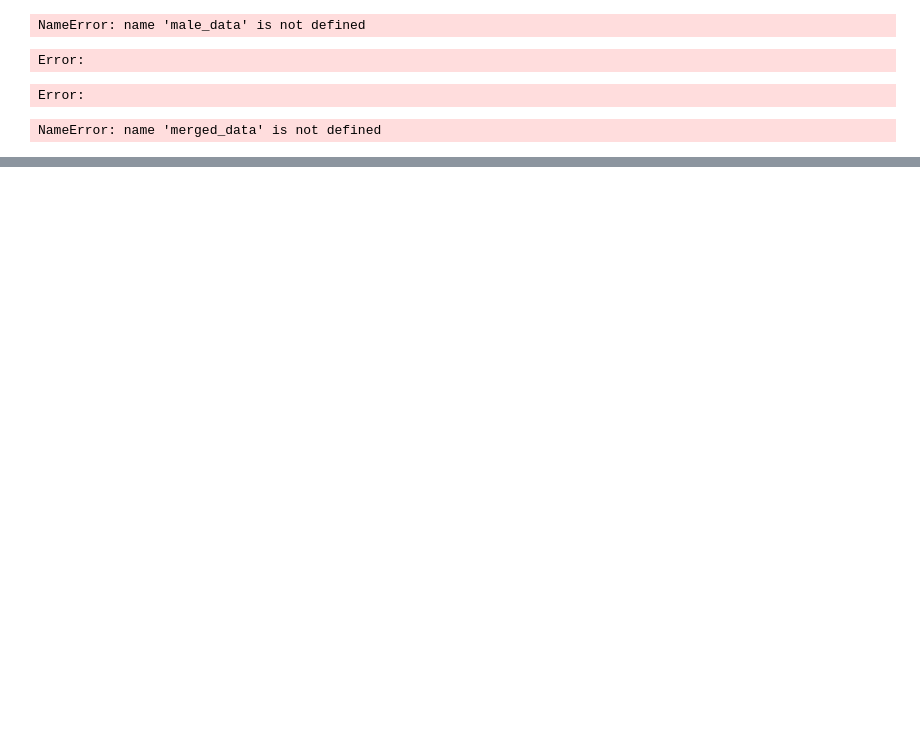
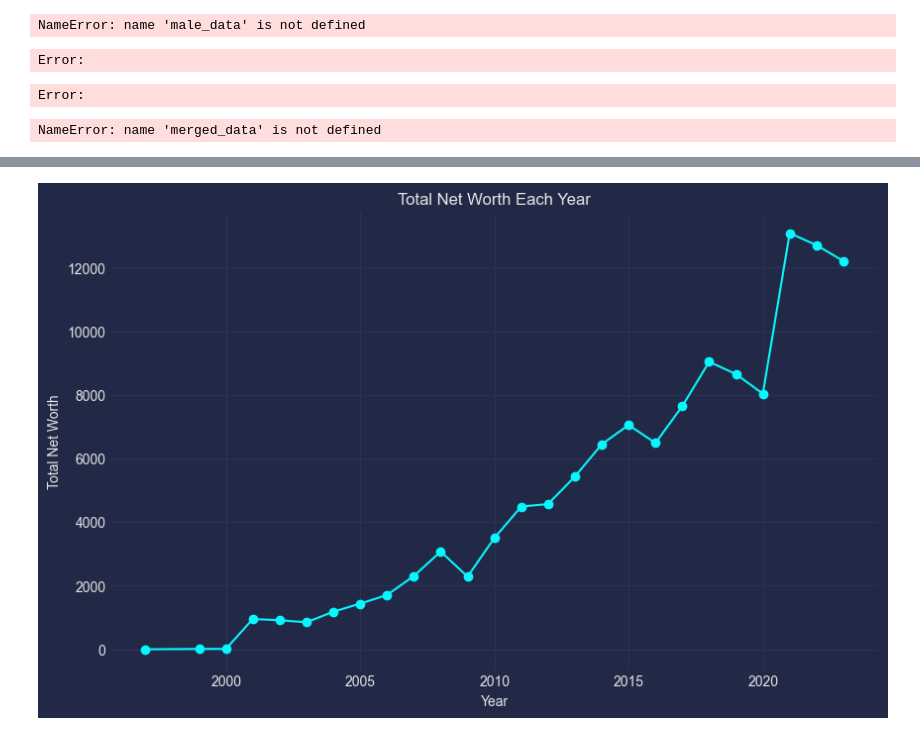
Before and after one commit to hcagatayyilmaz/data-literacy-extreme-wealth-analysis, a Jupyter notebook: data-literacy-project-extreme-wealth-analysis.ipynb, the cells around one changed output, grey strips where cells are left out. Cells and saved outputs as stored; diff of their text form; code cells hidden in the pictures; blank space fills up the shorter version.

```diff
--- a/data-literacy-project-extreme-wealth-analysis.ipynb
+++ b/data-literacy-project-extreme-wealth-analysis.ipynb
@@ -462,0 +585,14 @@ plt.show()
+# %%
+# Calculate the total net worth each year
+total_net_worth = dataset2000_2023.groupby('year')['net_worth'].sum()
+
+# Plot the total net worth
+plt.figure(figsize=(10, 6))
+plt.plot(total_net_worth.index, total_net_worth.values, marker='o')
+plt.title('Total Net Worth Each Year')
+plt.xlabel('Year')
+plt.ylabel('Total Net Worth')
+plt.grid(True)
+plt.show()
+# %% [output]
+[figure, added]
```
Also changed, not shown: parts of 7 cells of this notebook, 2 other files.
